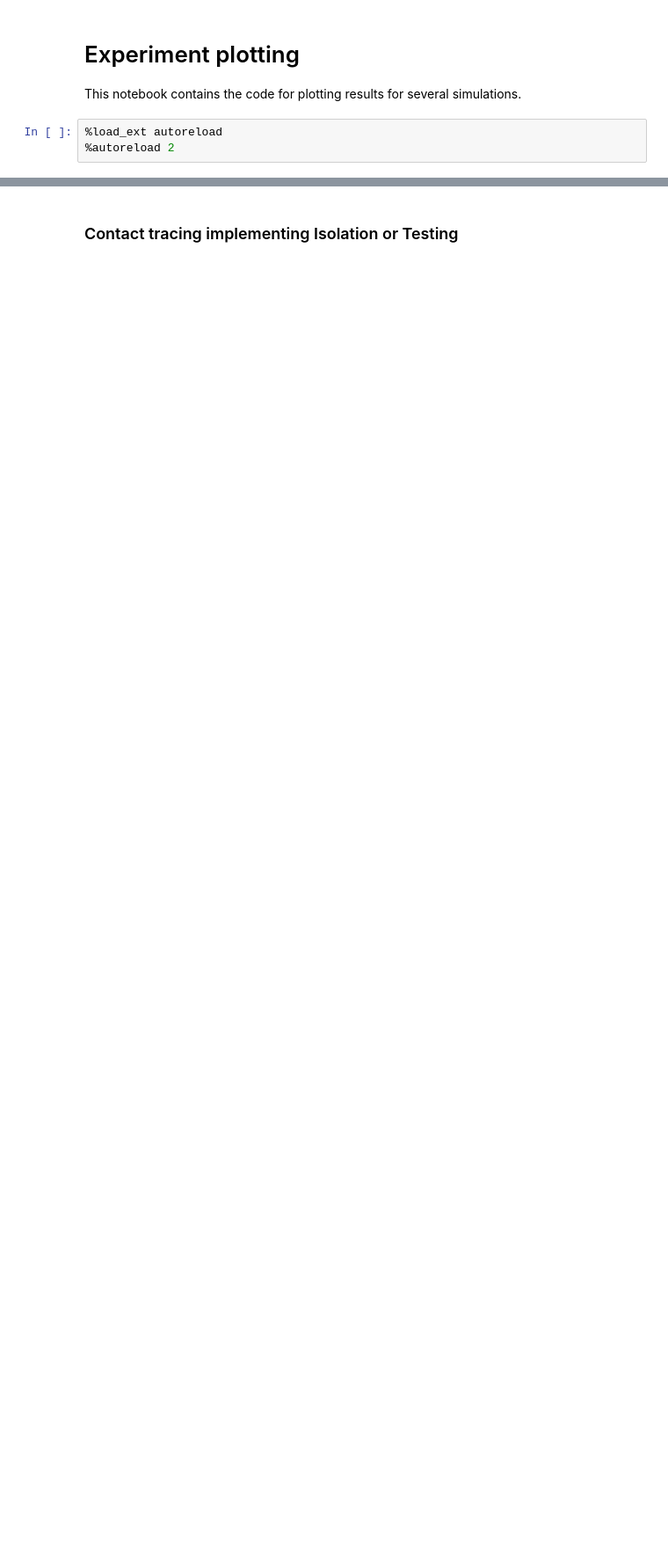
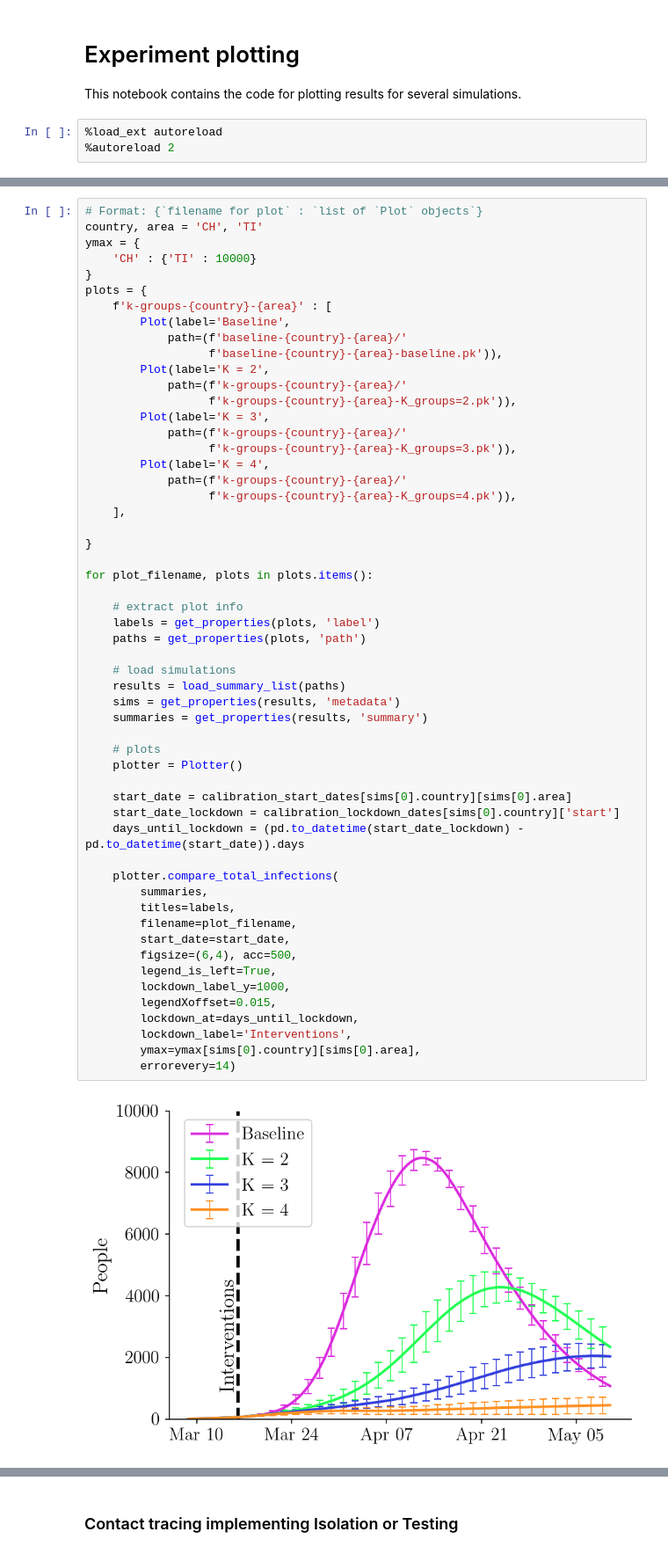
Before and after one commit to covid19-model/simulator, a Jupyter notebook: sim/sim-plot.ipynb, the cells around one changed output, grey strips where cells are left out. Shown at 88% size. Cells and saved outputs as stored; diff of their text form; blank space fills up the shorter version.

Commit message:
minor plot updates

```diff
--- a/sim/sim-plot.ipynb
+++ b/sim/sim-plot.ipynb
@@ -58,0 +40,57 @@ for plot_filename, plots in plots.items():
+# %%
+# Format: {`filename for plot` : `list of `Plot` objects`}
+country, area = 'CH', 'TI'
+ymax = {
+    'CH' : {'TI' : 10000}
+}
+plots = {
+    f'k-groups-{country}-{area}' : [
+        Plot(label='Baseline',
+            path=(f'baseline-{country}-{area}/'
+                  f'baseline-{country}-{area}-baseline.pk')),
+        Plot(label='K = 2',
+            path=(f'k-groups-{country}-{area}/'
+                  f'k-groups-{country}-{area}-K_groups=2.pk')),
+        Plot(label='K = 3',
+            path=(f'k-groups-{country}-{area}/'
+                  f'k-groups-{country}-{area}-K_groups=3.pk')),
+        Plot(label='K = 4',
+            path=(f'k-groups-{country}-{area}/'
+                  f'k-groups-{country}-{area}-K_groups=4.pk')),
+    ],
+
+}
+
+for plot_filename, plots in plots.items():
+
+    # extract plot info
+    labels = get_properties(plots, 'label')
+    paths = get_properties(plots, 'path')
+
+    # load simulations
+    results = load_summary_list(paths)
+    sims = get_properties(results, 'metadata')
+    summaries = get_properties(results, 'summary')
+
+    # plots
+    plotter = Plotter()
+
+    start_date = calibration_start_dates[sims[0].country][sims[0].area]
+    start_date_lockdown = calibration_lockdown_dates[sims[0].country]['start']
+    days_until_lockdown = (pd.to_datetime(start_date_lockdown) - pd.to_datetime(start_date)).days
+
+    plotter.compare_total_infections(
+        summaries,
+        titles=labels,
+        filename=plot_filename,
+        start_date=start_date,
+        figsize=(6,4), acc=500,
+        legend_is_left=True,
+        lockdown_label_y=1000,
+        legendXoffset=0.015,
+        lockdown_at=days_until_lockdown,
+        lockdown_label='Interventions',
+        ymax=ymax[sims[0].country][sims[0].area],
+        errorevery=14)
+# %% [output]
+[figure, added]
```
Also changed, not shown: parts of 8 cells of this notebook, 6 other files.
